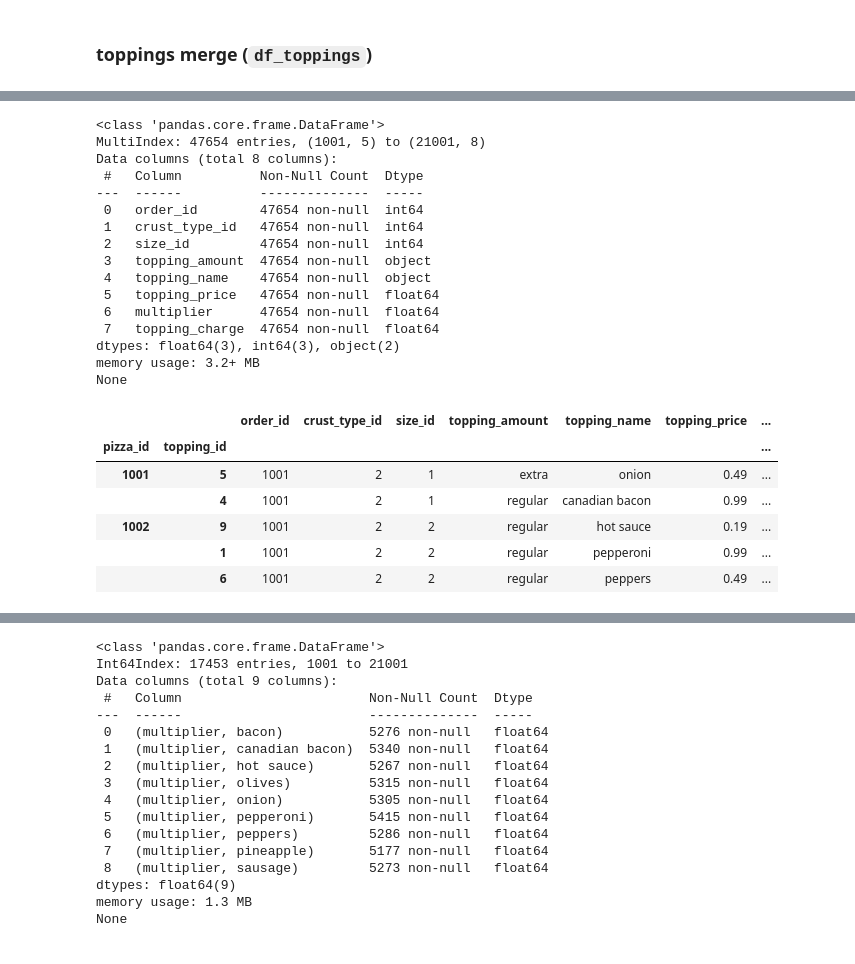
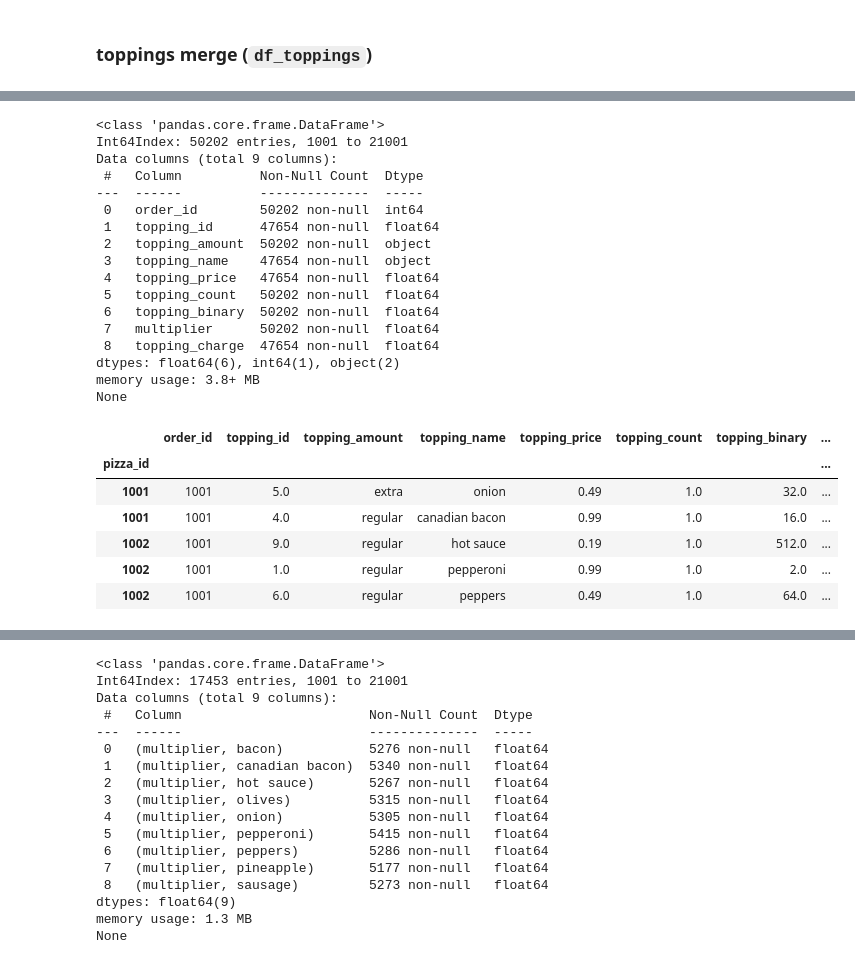
Before and after one commit to kjeliasen/zach_pandas, a Jupyter notebook: Zach_pandas_notebook.ipynb, the cells around one changed output, grey strips where cells are left out. Drawn from its saved outputs; the diff is of its cells as text; code cells hidden in the pictures.

```diff
--- a/Zach_pandas_notebook.ipynb
+++ b/Zach_pandas_notebook.ipynb
@@ -604,37 +577,0 @@ None
-# %%
-topping_multipliers={'regular':1,
-'extra':1.5,
-'double':2,
-'light':.5,}
-# try:
-#     df_toppings.rename(columns = {'topping_price':'topping_base_price'}, inplace=True)
-# except:
-#     pass
-df_toppings['multiplier'] = df_toppings.topping_amount.apply(lambda x: topping_multipliers[x])
-df_toppings['topping_charge'] = np.floor(100 * (df_toppings.topping_price * df_toppings.multiplier)) / 100
-
-show_df(df_toppings)
-# %% [output]
-<class 'pandas.core.frame.DataFrame'>
-MultiIndex: 47654 entries, (1001, 5) to (21001, 8)
-Data columns (total 8 columns):
- #   Column          Non-Null Count  Dtype
----  ------          --------------  -----
- 0   order_id        47654 non-null  int64
- 1   crust_type_id   47654 non-null  int64
- 2   size_id         47654 non-null  int64
- 3   topping_amount  47654 non-null  object
- 4   topping_name    47654 non-null  object
- 5   topping_price   47654 non-null  float64
- 6   multiplier      47654 non-null  float64
- 7   topping_charge  47654 non-null  float64
-dtypes: float64(3), int64(3), object(2)
-memory usage: 3.2+ MB
-None
-|  |  | order_id | crust_type_id | size_id | topping_amount | topping_name | topping_price | ... |
-| pizza_id | topping_id |  |  |  |  |  |  | ... |
-| 1001 | 5 | 1001 | 2 | 1 | extra | onion | 0.49 | ... |
-|  | 4 | 1001 | 2 | 1 | regular | canadian bacon | 0.99 | ... |
-| 1002 | 9 | 1001 | 2 | 2 | regular | hot sauce | 0.19 | ... |
-|  | 1 | 1001 | 2 | 2 | regular | pepperoni | 0.99 | ... |
-|  | 6 | 1001 | 2 | 2 | regular | peppers | 0.49 | ... |
@@ -640,0 +586,40 @@ None
+# %%
+df_toppings = pizza_toppings.reset_index().set_index('pizza_id')
+df_toppings = df_toppings.join(toppings, how='left', on='topping_id')
+# df_toppings = pizza_toppings.join(toppings, how='left')
+df_toppings['topping_count'] = 1
+df_toppings = pizzas[['order_id']].join(df_toppings, how='left')
+df_toppings.topping_count.fillna(0, inplace=True)
+df_toppings['topping_binary'] = (2 ** df_toppings.topping_id)
+df_toppings.topping_binary.fillna(0, inplace=True)
+df_toppings.topping_amount.fillna('none', inplace=True)
+df_toppings.topping_name.fillna('none', inplace=True)
+df_toppings.topping_amount.fillna('none', inplace=True)
+df_toppings['multiplier'] = df_toppings.topping_amount.apply(lambda x: topping_multipliers[x])
+df_toppings['topping_charge'] = np.floor(100 * (df_toppings.topping_price * df_toppings.multiplier)) / 100
+show_df(df_toppings)
+# %% [output]
+<class 'pandas.core.frame.DataFrame'>
+Int64Index: 50202 entries, 1001 to 21001
+Data columns (total 9 columns):
+ #   Column          Non-Null Count  Dtype
+---  ------          --------------  -----
+ 0   order_id        50202 non-null  int64
+ 1   topping_id      47654 non-null  float64
+ 2   topping_amount  50202 non-null  object
+ 3   topping_name    47654 non-null  object
+ 4   topping_price   47654 non-null  float64
+ 5   topping_count   50202 non-null  float64
+ 6   topping_binary  50202 non-null  float64
+ 7   multiplier      50202 non-null  float64
+ 8   topping_charge  47654 non-null  float64
+dtypes: float64(6), int64(1), object(2)
+memory usage: 3.8+ MB
+None
+|  | order_id | topping_id | topping_amount | topping_name | topping_price | topping_count | topping_binary | ... |
+| pizza_id |  |  |  |  |  |  |  | ... |
+| 1001 | 1001 | 5.0 | extra | onion | 0.49 | 1.0 | 32.0 | ... |
+| 1001 | 1001 | 4.0 | regular | canadian bacon | 0.99 | 1.0 | 16.0 | ... |
+| 1002 | 1001 | 9.0 | regular | hot sauce | 0.19 | 1.0 | 512.0 | ... |
+| 1002 | 1001 | 1.0 | regular | pepperoni | 0.99 | 1.0 | 2.0 | ... |
+| 1002 | 1001 | 6.0 | regular | peppers | 0.49 | 1.0 | 64.0 | ... |
```
Also changed, not shown: parts of 5 cells of this notebook.
